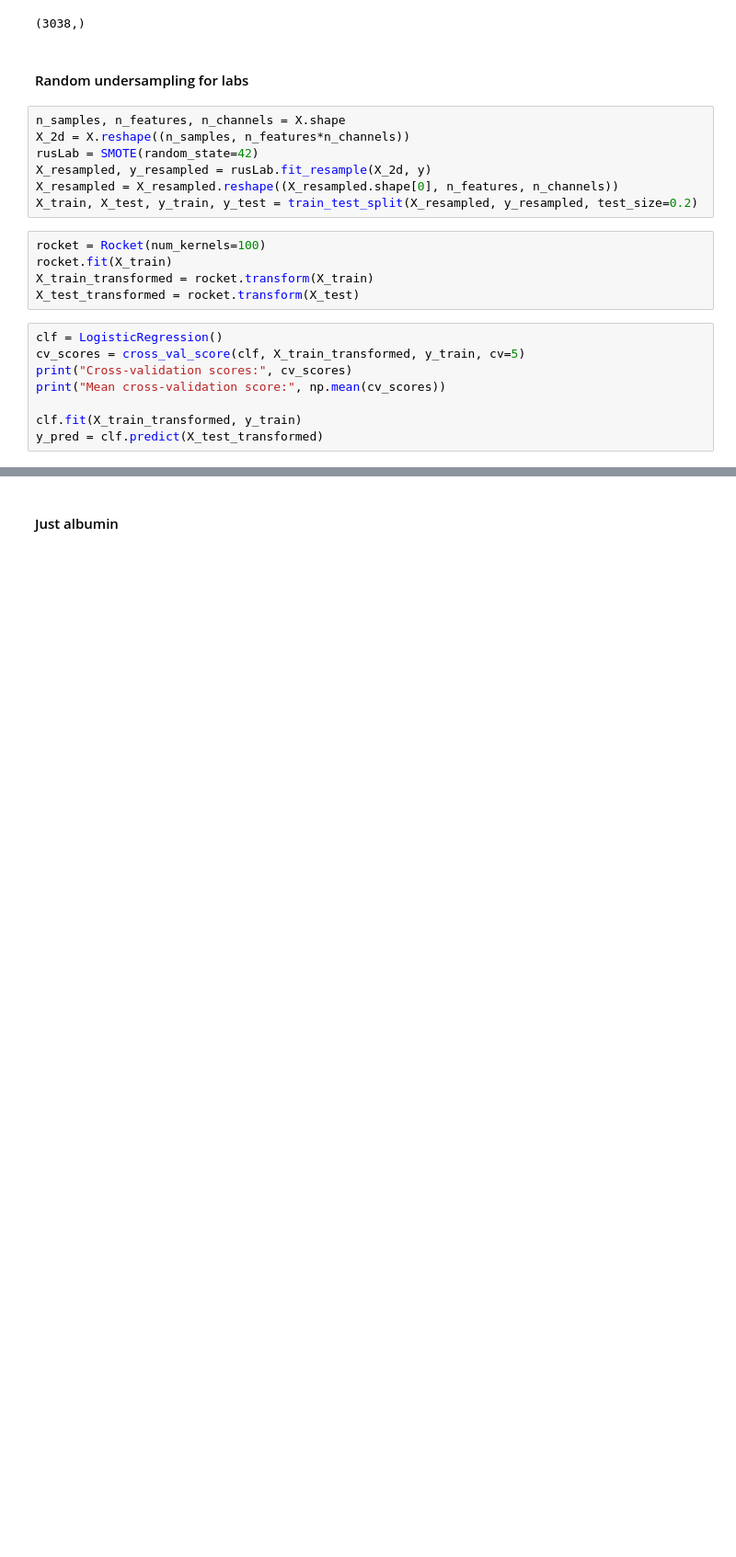
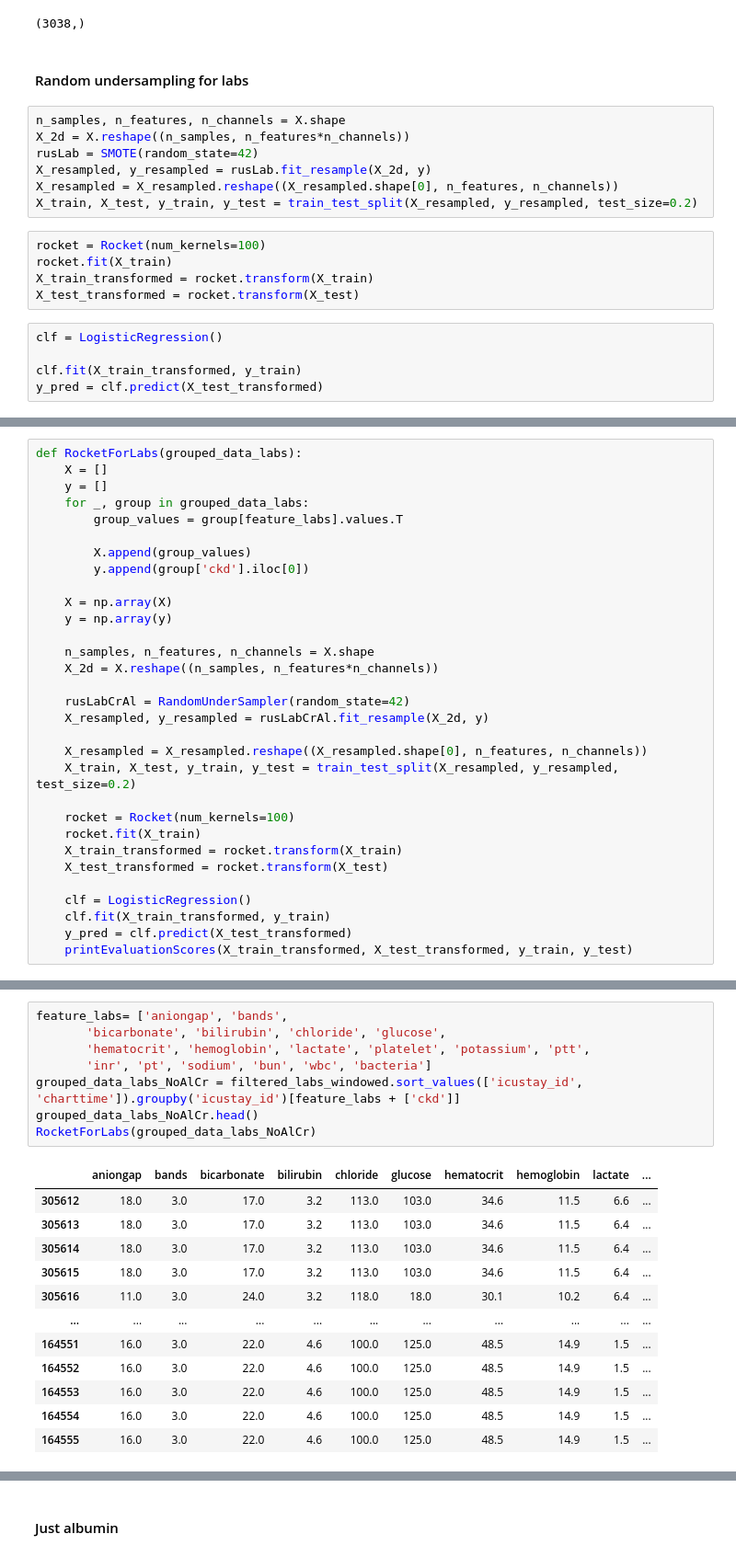
Before and after one commit to navikannur/CKD_Multimodal_Thesis, a Jupyter notebook: Thesis_Main_trials.ipynb, the cells around one changed output, grey strips where cells are left out. Shown: that part at 92% size. Saved outputs shown, nothing was run; the diff lists cells and outputs as text; blank space fills up the shorter version.

```diff
--- a/Thesis_Main_trials.ipynb
+++ b/Thesis_Main_trials.ipynb
@@ -1370,9 +1444,6 @@ X_train_transformed = rocket.transform(X_train)
 X_test_transformed = rocket.transform(X_test)
 # %%
 clf = LogisticRegression()
-cv_scores = cross_val_score(clf, X_train_transformed, y_train, cv=5)
-print("Cross-validation scores:", cv_scores)
-print("Mean cross-validation score:", np.mean(cv_scores))
 
 clf.fit(X_train_transformed, y_train)
 y_pred = clf.predict(X_test_transformed)
@@ -1469 +1622,32 @@ Please also refer to the documentation for alternative solver options:
+# %%
+def RocketForLabs(grouped_data_labs):
+    X = []
+    y = []
+    for _, group in grouped_data_labs:
+        group_values = group[feature_labs].values.T
+
+        X.append(group_values)
+        y.append(group['ckd'].iloc[0])
+
+    X = np.array(X)
+    y = np.array(y)
+
+    n_samples, n_features, n_channels = X.shape
+    X_2d = X.reshape((n_samples, n_features*n_channels))
+
+    rusLabCrAl = RandomUnderSampler(random_state=42)
+    X_resampled, y_resampled = rusLabCrAl.fit_resample(X_2d, y)
+
+    X_resampled = X_resampled.reshape((X_resampled.shape[0], n_features, n_channels))
+    X_train, X_test, y_train, y_test = train_test_split(X_resampled, y_resampled, test_size=0.2)
+
+    rocket = Rocket(num_kernels=100)
+    rocket.fit(X_train)
+    X_train_transformed = rocket.transform(X_train)
+    X_test_transformed = rocket.transform(X_test)
+
+    clf = LogisticRegression()
+    clf.fit(X_train_transformed, y_train)
+    y_pred = clf.predict(X_test_transformed)
+    printEvaluationScores(X_train_transformed, X_test_transformed, y_train, y_test)
 # %% [markdown]
@@ -1470,0 +1655,21 @@ Please also refer to the documentation for alternative solver options:
+# %%
+feature_labs= ['aniongap', 'bands',
+       'bicarbonate', 'bilirubin', 'chloride', 'glucose',
+       'hematocrit', 'hemoglobin', 'lactate', 'platelet', 'potassium', 'ptt',
+       'inr', 'pt', 'sodium', 'bun', 'wbc', 'bacteria']
+grouped_data_labs_NoAlCr = filtered_labs_windowed.sort_values(['icustay_id', 'charttime']).groupby('icustay_id')[feature_labs + ['ckd']]
+grouped_data_labs_NoAlCr.head()
+RocketForLabs(grouped_data_labs_NoAlCr)
+# %% [output]
+|  | aniongap | bands | bicarbonate | bilirubin | chloride | glucose | hematocrit | hemoglobin | lactate | ... |
+| 305612 | 18.0 | 3.0 | 17.0 | 3.2 | 113.0 | 103.0 | 34.6 | 11.5 | 6.6 | ... |
+| 305613 | 18.0 | 3.0 | 17.0 | 3.2 | 113.0 | 103.0 | 34.6 | 11.5 | 6.4 | ... |
+| 305614 | 18.0 | 3.0 | 17.0 | 3.2 | 113.0 | 103.0 | 34.6 | 11.5 | 6.4 | ... |
+| 305615 | 18.0 | 3.0 | 17.0 | 3.2 | 113.0 | 103.0 | 34.6 | 11.5 | 6.4 | ... |
+| 305616 | 11.0 | 3.0 | 24.0 | 3.2 | 118.0 | 18.0 | 30.1 | 10.2 | 6.4 | ... |
+| ... | ... | ... | ... | ... | ... | ... | ... | ... | ... | ... |
+| 164551 | 16.0 | 3.0 | 22.0 | 4.6 | 100.0 | 125.0 | 48.5 | 14.9 | 1.5 | ... |
+| 164552 | 16.0 | 3.0 | 22.0 | 4.6 | 100.0 | 125.0 | 48.5 | 14.9 | 1.5 | ... |
+| 164553 | 16.0 | 3.0 | 22.0 | 4.6 | 100.0 | 125.0 | 48.5 | 14.9 | 1.5 | ... |
+| 164554 | 16.0 | 3.0 | 22.0 | 4.6 | 100.0 | 125.0 | 48.5 | 14.9 | 1.5 | ... |
+| 164555 | 16.0 | 3.0 | 22.0 | 4.6 | 100.0 | 125.0 | 48.5 | 14.9 | 1.5 | ... |
```
Also changed, not shown: parts of 73 cells of this notebook.
